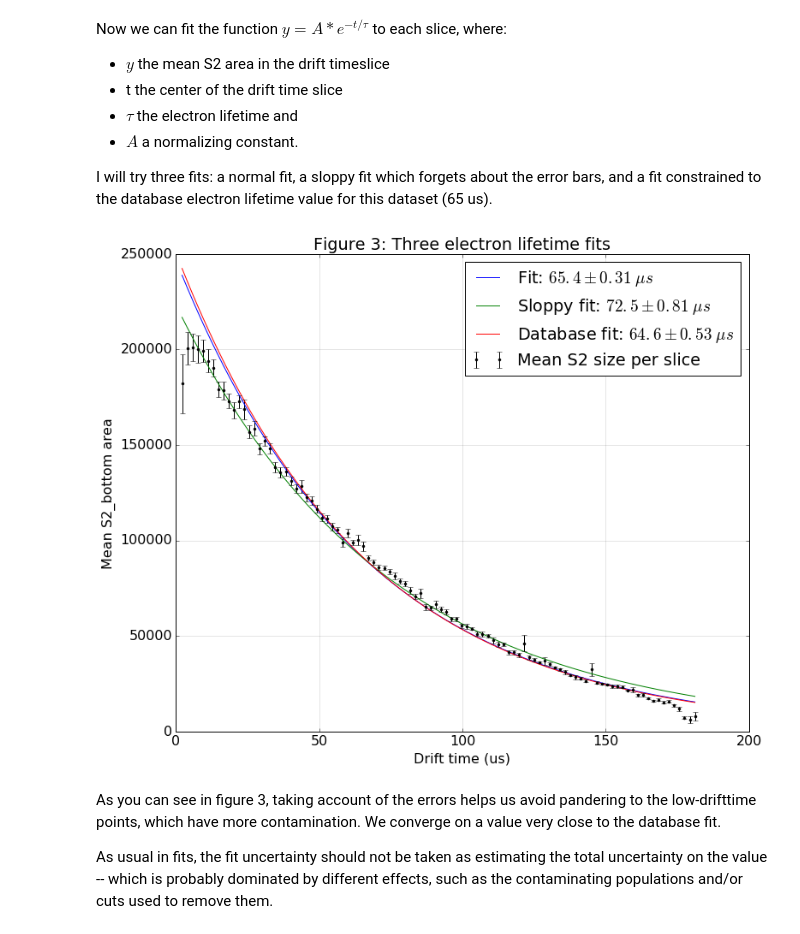
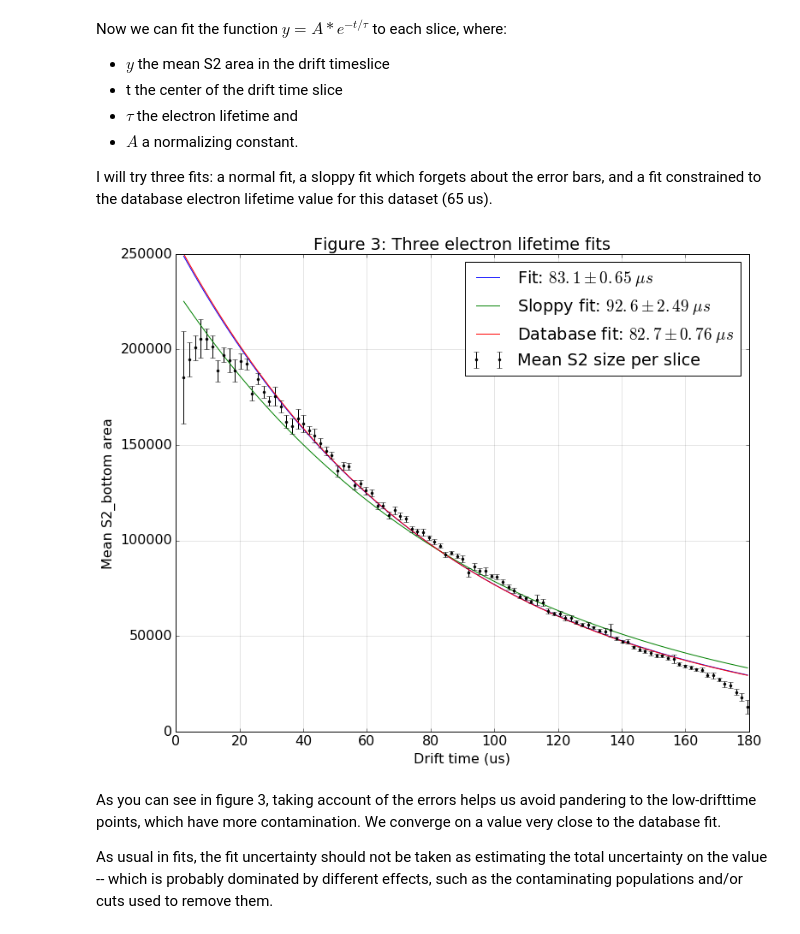
Before and after one commit to XENON1T/hax, a Jupyter notebook: examples/05_electron_lifetime.ipynb, the cells around one changed output. Drawn from its saved outputs; the diff is of its cells as text; code cells hidden in the pictures.

```diff
--- a/examples/05_electron_lifetime.ipynb
+++ b/examples/05_electron_lifetime.ipynb
@@ -55,5 +58,5 @@ class NewDriftTime(hax.minitrees.TreeMaker):
         return dict(drift_time_2=(s2.index_of_maximum - s1.index_of_maximum) * 10,
                     s2_width=s2.hit_time_std)
 
-data = hax.minitrees.load('xe100_111109_1121', ['Basics', NewDriftTime])
+data = hax.minitrees.load('xe100_111110_1127', ['Basics', NewDriftTime])
 # %% [output]
@@ -184,36 +189,37 @@ def s2_area_f(t, tau, A):
     return A * np.exp(-t/tau)
 
 # Free fit
 (tau_fit, A_fit), cov = curve_fit(s2_area_f, t, y, sigma=std_error, p0=[100, 2 * y.mean()])
 plt.plot(t, s2_area_f(t, tau_fit, A_fit),
          label="Fit: $%0.1f \pm %0.2f \; \mu s$" % (tau_fit, cov[0][0]))
 
 # Free fit, without taking errors on points into account
 (tau_fit_sloppy, A_fit_sloppy), cov = curve_fit(s2_area_f, t, y, p0=[100, 2 * y.mean()])
 plt.plot(t, s2_area_f(t, tau_fit_sloppy, A_fit_sloppy),
          label="Sloppy fit: $%0.1f \pm %0.2f \; \mu s$" % (tau_fit_sloppy, cov[0][0]))
 
 # Fit constrained to the XENON100 database lifetime
-tau_db = 64.6
-tau_db_cov = 0.53
+tau_db = 82.70
+tau_db_cov = 0.76
+
 (A_fit_db), cov = curve_fit(lambda t, A: s2_area_f(t, tau_db, A),
                           t, y, sigma=std_error, p0=[2 * y.mean()])
 plt.plot(t, s2_area_f(t, tau_db, A_fit_db),
          label="Database fit: $%0.1f \pm %0.2f \; \mu s$" % (tau_db, tau_db_cov))
 
 # Plot the data underneath
 plt.errorbar(t, y, yerr=std_error,
              linestyle='', marker='o', c='black', markersize=3,
              label="Mean S2 size per slice")
 plt.legend()
 plt.xlabel('Drift time (us)')
 plt.ylabel('Mean S2_bottom area')
 plt.grid(alpha=0.2, linestyle='-')
 plt.ylim(0, 2.5e5)
 plt.title("Figure 3: Three electron lifetime fits")
 plt.show()
 # %% [output]
-[figure, old version]
+[figure, new version]
 # %% [markdown]
 As you can see in figure 3, taking account of the errors helps us avoid pandering to the low-drifttime points, which have more contamination. We converge on a value very close to the database fit.
 
```
Also changed, not shown: parts of 11 cells of this notebook, 12 other files.
